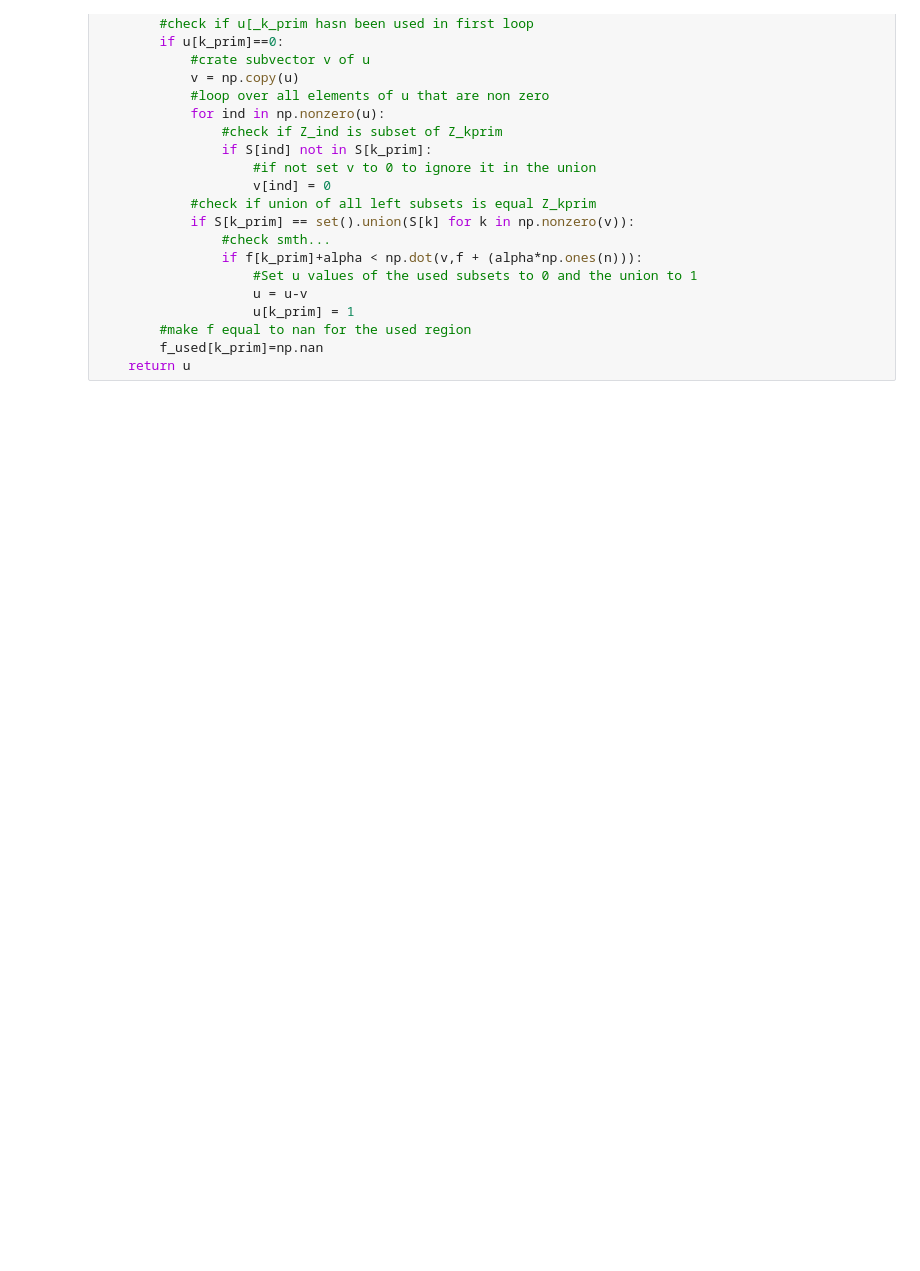
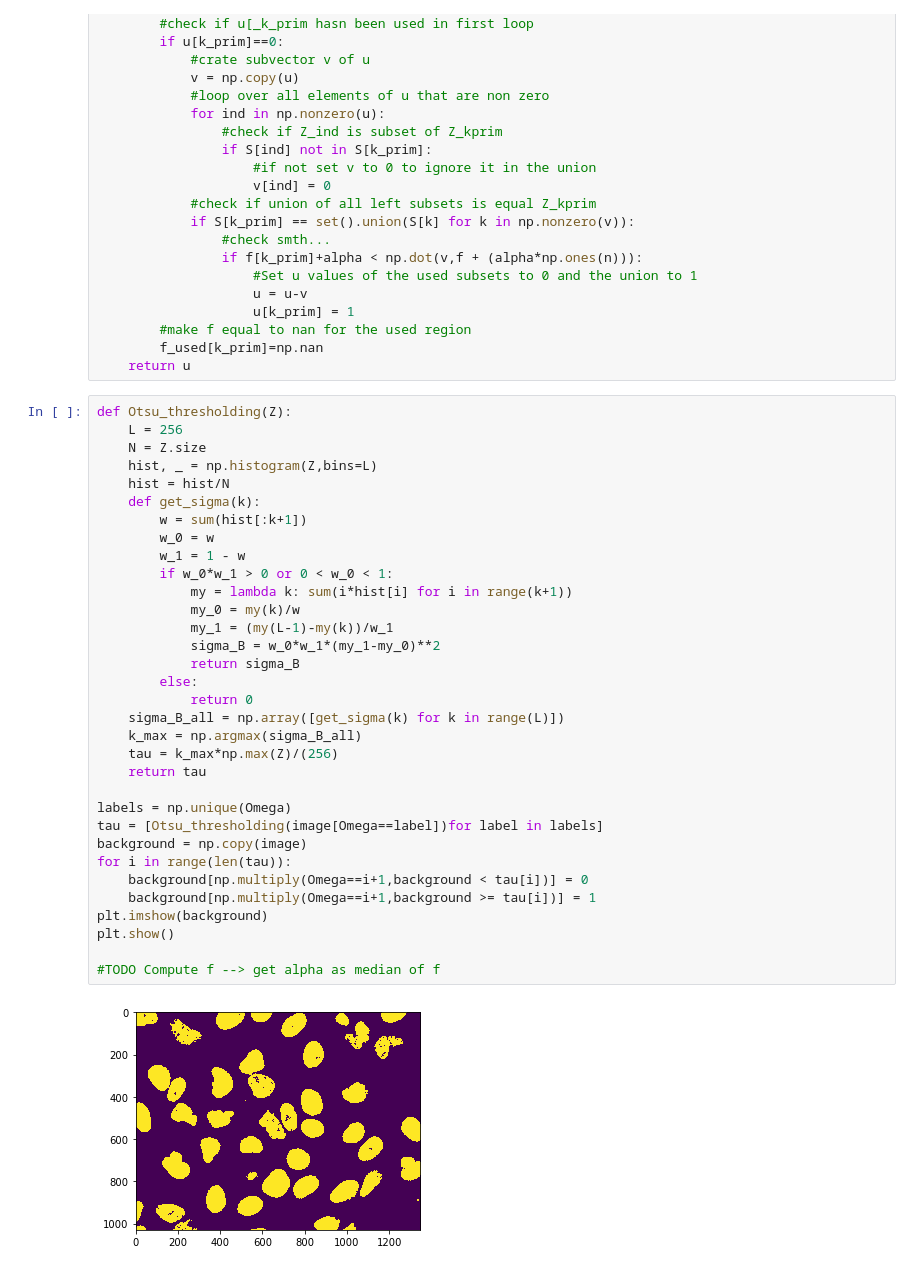
Before and after one commit to Jacob-Relle/MIP-Projekt, a Jupyter notebook: Project.ipynb, the cells around one changed output. Saved outputs shown, nothing was run; the diff lists cells and outputs as text; blank space fills up the shorter version.

```diff
--- a/Project.ipynb
+++ b/Project.ipynb
@@ -245,3 +238,38 @@ def global_solution(f,alpha,Omega,S):
         #make f equal to nan for the used region
         f_used[k_prim]=np.nan
     return u
+# %%
+def Otsu_thresholding(Z):
+    L = 256
+    N = Z.size
+    hist, _ = np.histogram(Z,bins=L)
+    hist = hist/N
+    def get_sigma(k):
+        w = sum(hist[:k+1])
+        w_0 = w
+        w_1 = 1 - w
+        if w_0*w_1 > 0 or 0 < w_0 < 1:
+            my = lambda k: sum(i*hist[i] for i in range(k+1))
+            my_0 = my(k)/w
+            my_1 = (my(L-1)-my(k))/w_1
+            sigma_B = w_0*w_1*(my_1-my_0)**2
+            return sigma_B
+        else:
+            return 0
+    sigma_B_all = np.array([get_sigma(k) for k in range(L)])
+    k_max = np.argmax(sigma_B_all)
+    tau = k_max*np.max(Z)/(256)
+    return tau
+
+labels = np.unique(Omega)
+tau = [Otsu_thresholding(image[Omega==label])for label in labels]
+background = np.copy(image)
+for i in range(len(tau)):
+    background[np.multiply(Omega==i+1,background < tau[i])] = 0
+    background[np.multiply(Omega==i+1,background >= tau[i])] = 1
+plt.imshow(background)
+plt.show()
+
+#TODO Compute f --> get alpha as median of f
+# %% [output]
+[figure, added]
```
Also changed, not shown: parts of 16 cells of this notebook.
